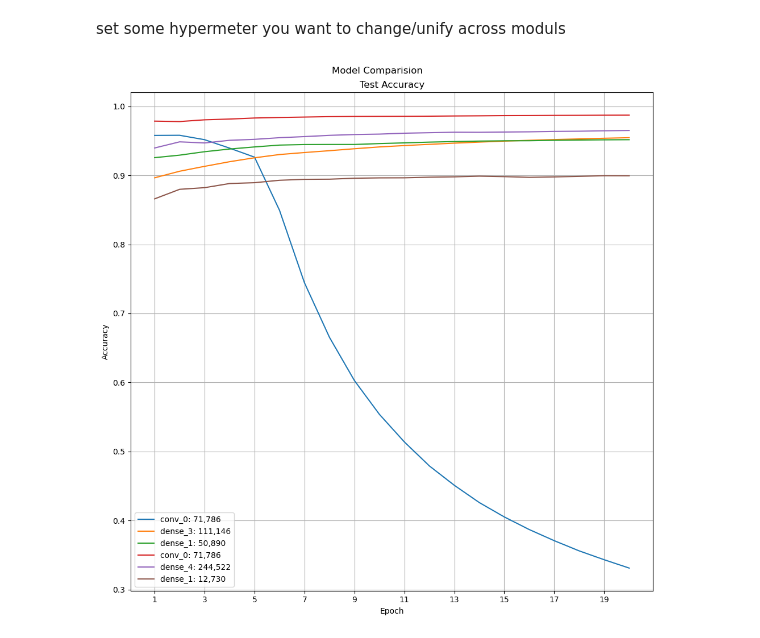
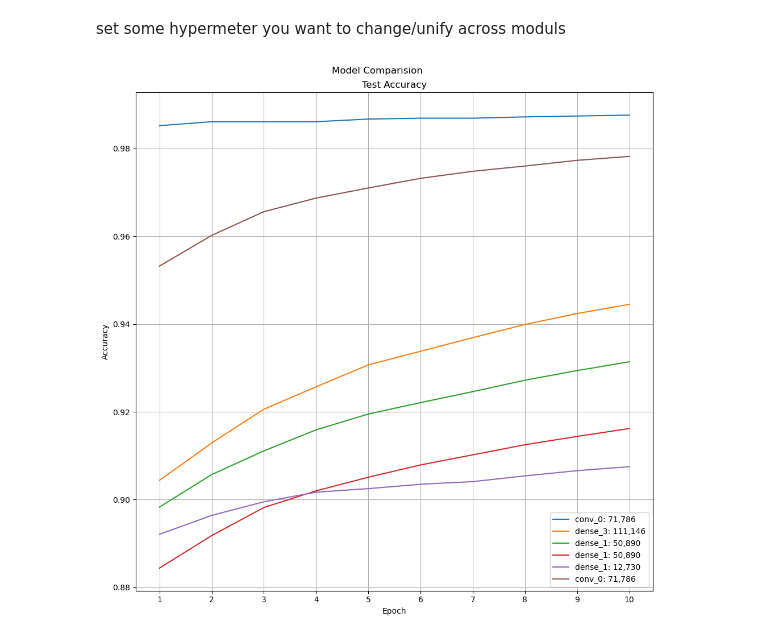
Before and after one commit to MoeMj1019/ANNs-with-TF, a Jupyter notebook: assignment_02/assignment-02.ipynb, the cells around one changed output. Drawn from its saved outputs; the diff is of its cells as text; code cells hidden in the pictures.

```diff
--- a/assignment_02/assignment-02.ipynb
+++ b/assignment_02/assignment-02.ipynb
@@ -463,6 +462,8 @@ D - Dense - [128, 64, 32] neurons - LR: 0.01 - momentum: 0.9 - batch size: 256 -
 the closest we got to a CNN performance (98.5%) was with model A (95%), and next with condedirably larger moodels not included in the anaylsis above, [256, 128, 256] with (96.7%) ...
 # %% [markdown]
 ## --- IGNORE BELOW ----
+# %%
+MODELS_IDX = [0,4,7,6,10]
 # %% [markdown]
 adjust hyper parameter across moduls:
 # %%
@@ -551,22 +552,22 @@ for idx, model_file in enumerate(models_to_compare):
     new_model_file = new_models_path + models_files[idx]
     save_model_info(new_model_file, new_model_info)
 # %%
-models_path = "./epochs_20/"
 # models_path = "./epochs_10/"
+# models_path = "./epochs_20/"
+models_path = "./epochs_10_no_scheduler/"
 # models_path = "./epochs_20_no_scheduler/"
-# models_path = "./epochs_10_no_scheduler/"
 
 models_files = ["metrics_00.json","metrics_01.json",
                     "metrics_02.json", "metrics_03.json",
                     "metrics_04.json", "metrics_05.json",
                     "metrics_06.json", "metrics_07.json",
                     "metrics_08.json", "metrics_09.json",
                     "metrics_10.json", "metrics_11.json"]
-models = [0,2,3,4,8,10]
-models_files = [models_files[i] for i in models]
+models_files = [models_files[i] for i in MODELS_IDX + [1]]
+
 models_to_compare = [models_path + model for model in models_files] # add the path to the models
 df = compare_models(models_to_compare, plot=True)
 df
 # %% [output]
-[figure, old version]
+[figure, new version]
 |  | model | layers | #params | lr | momentum | mini_batch | epochs | optimizer | accuracy_test | ... |
```
Also changed, not shown: parts of 5 cells of this notebook, 16 other files.
